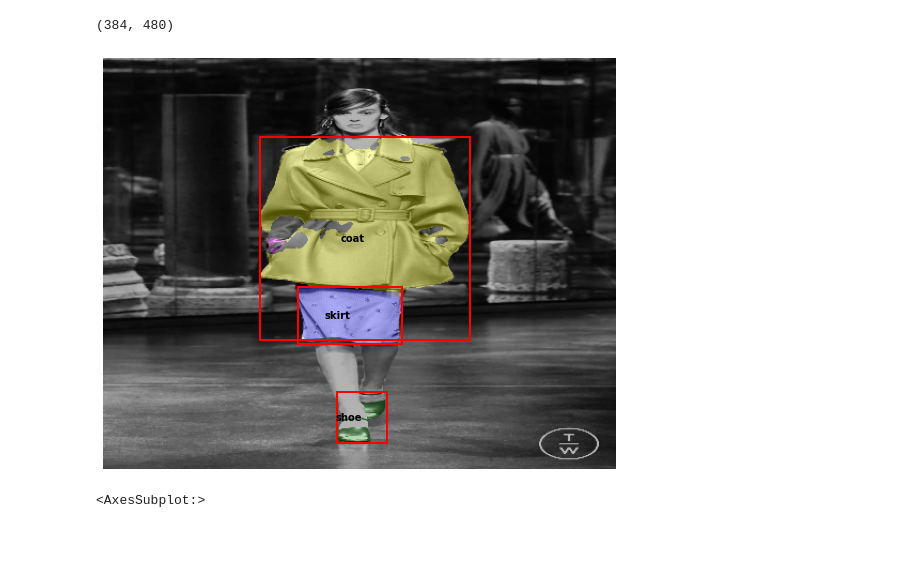
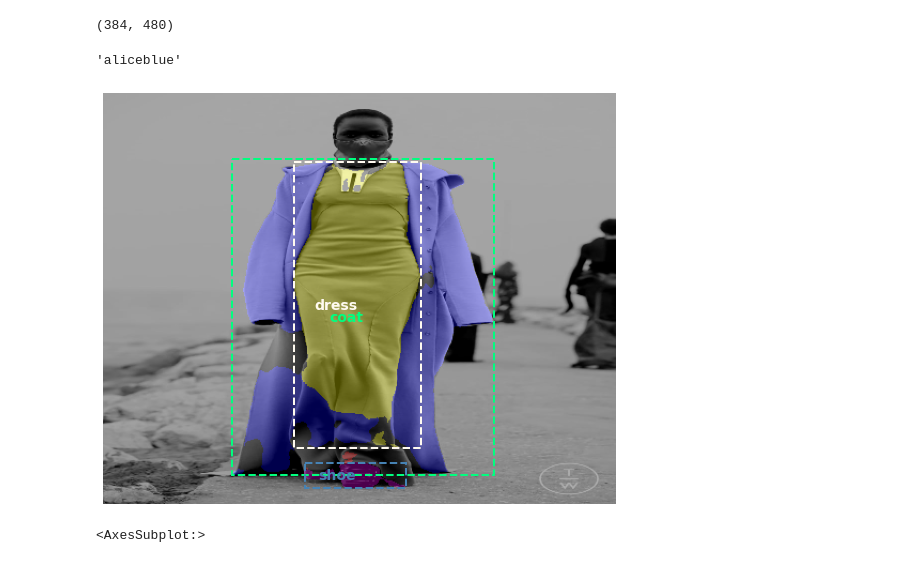
Before and after one commit to andriiMansuete/clothes_segmentation, a Jupyter notebook: train_multiclass.ipynb, the cells around one changed output. Saved outputs shown, nothing was run; the diff lists cells and outputs as text; code cells hidden in the pictures.

```diff
--- a/train_multiclass.ipynb
+++ b/train_multiclass.ipynb
@@ -317,7 +367,7 @@ def get_custom_test_augmentation():
 # Lets look at augmented data we have
 dataset = Dataset(x_train_dir, y_train_dir, classes=all_CLASSES, augmentation=get_training_augmentation())
 
-image, mask = dataset[13] # get some sample
+image, mask = dataset[4] # get some sample
 visualize(
     image=image,
     BG=mask[..., 0].squeeze(),
@@ -406,7 +456,7 @@ assert train_dataloader[0][1].shape == (BATCH_SIZE, 320, 320, n_classes)
 # define callbacks for learning rate scheduling and best checkpoints saving
 callbacks = [
 #     keras.callbacks.ModelCheckpoint('./best_model.h5', save_weights_only=True, save_best_only=False, mode='min'),
-    keras.callbacks.ModelCheckpoint("./saved-model-{epoch:02d}-{loss:.2f}.hdf5", monitor='loss', verbose=1, save_best_only=False, mode='max'),
+    keras.callbacks.ModelCheckpoint("./saved-model-{epoch:02d}-{val_iou_score:.2f}.hdf5", monitor='loss', verbose=1, save_best_only=False, mode='max'),
     keras.callbacks.ReduceLROnPlateau(),
 ]
 # %%
@@ -521,9 +555,27 @@ dtype: int64
 class DatasetCustom:
 
     if CUSTOM:
-        CLASSES = ['bg', 'shirt, blouse', 'top, t-shirt, sweatshirt', 'sweater', 'cardigan',
-       'jacket', 'pants', 'shorts', 'skirt', 'coat', 'dress', 'hat',
-       'tie', 'glove', 'shoe']
+        CLASSES = ['bg', 'cardigan',
+                           'sweater',
+                           'glove',
+                           'hat',
+                           'shorts',
+                           'tie',
+                           'hat',
+                           'coat',
+                           'skirt',
+                           'shirt, blouse',
+                           'jacket',
+                           'pants',
+                           'top, t-shirt, sweatshirt',
+                           'dress',
+                           'shoe',
+                           'glasses',
+                           'bag, wallet']
+
+#         CLASSES = ['bg', 'shirt, blouse', 'top, t-shirt, sweatshirt', 'sweater', 'cardigan',
+#        'jacket', 'pants', 'shorts', 'skirt', 'coat', 'dress', 'hat',
+#        'tie', 'glove', 'shoe']
 #         CLASSES = ['bg', 'cardigan', 'sequin', 'epaulette']
     else:
         CLASSES = ['sky', 'building', 'pole', 'road', 'pavement',
@@ -621,7 +673,7 @@ array([[[-0.59380084, -0.17997196,  0.56592613],
         [-1.4842881 , -1.3879551 , -1.1595641 ],
         [-1.4500387 , -1.352941  , -1.1247058 ]]], dtype=float32)
 # %%
-image, _ = indep_test_dataset[9]
+image, _ = indep_test_dataset[6]
 image = np.expand_dims(image, axis=0)
 pr_mask = model.predict(image)
 
@@ -688,26 +741,34 @@ label_image.shape
+# %%
+next(iter())
+# %% [output]
+'aliceblue'
 # %%
 fig, ax = plt.subplots(figsize=(10, 6))
 ax.imshow(image_label_overlay)
+text_colors = list(mcolors.CSS4_COLORS.keys())
+np.random.shuffle(text_colors)
+text_colors = iter(text_colors)
 
 for region in regionprops(label_image):
     # take regions with large enough areas
     if region.area >= 500:
+        text_color = next(text_colors)
         # draw rectangle around segmented coins
         minr, minc, maxr, maxc = region.bbox
         rect = mpatches.Rectangle((minc, minr), maxc - minc, maxr - minr,
-                                  fill=False, edgecolor='red', linewidth=2, label='Label')
+                                  fill=False, edgecolor=text_color, linewidth=2, label='Label', linestyle = 'dashed')
         ax.add_patch(rect)
         rx, ry = rect.get_xy()
         cx = rx + rect.get_width()/2.0
         cy = ry + rect.get_height()/2.0
-        ax.annotate(all_CLASSES[region.label], (cx, cy), color='black', weight='bold', fontsize=10, ha='right', va='center')
+        ax.annotate(all_CLASSES[region.label], (cx, cy), color=text_color, weight='bold', fontsize=14, ha='right', va='center')
 
 ax.set_axis_off()
 plt.tight_layout()
 # plt.savefig('test.png')
 plt.show()
 # %% [output]
-[figure, old version]
+[figure, new version]
 # %%
 ax
 # %% [output]
```
Also changed, not shown: parts of 15 cells of this notebook, 6 other files.
